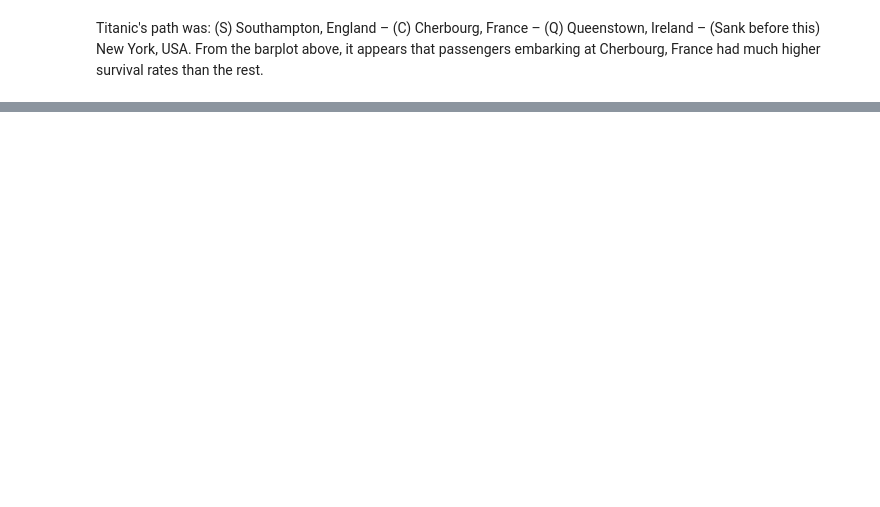
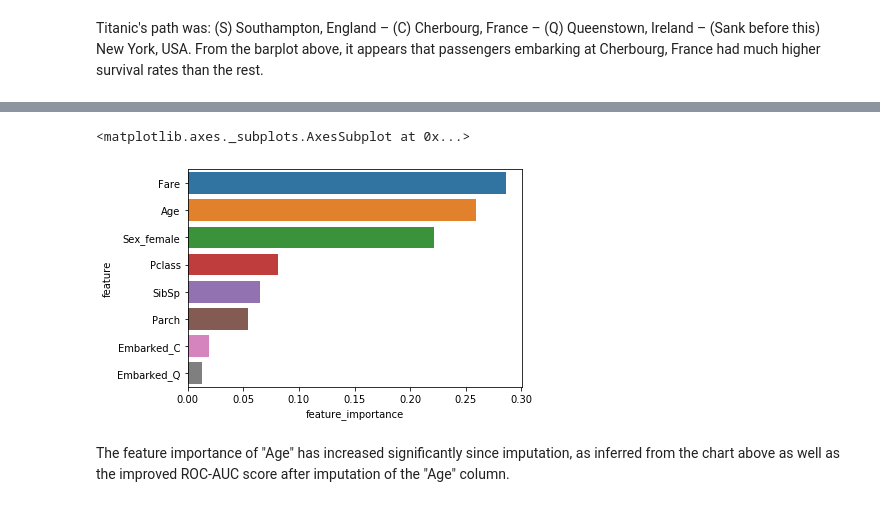
Before and after one commit to leeping-ng/ML-references, a Jupyter notebook: Titanic- Machine Learning from Disaster.ipynb, the cells around one changed output, grey strips where cells are left out. Drawn from its saved outputs; the diff is of its cells as text; code cells hidden in the pictures; blank space fills up the shorter version.

```diff
--- a/Titanic- Machine Learning from Disaster.ipynb
+++ b/Titanic- Machine Learning from Disaster.ipynb
@@ -446,0 +458,25 @@ Using KNN yields a 85.0% training accuracy and 75.3% validation accuracy, while
+# %%
+df_impute_age = df_train.drop(['PassengerId','Ticket','Cabin'], axis = 1)
+
+# Eliminate the 2 rows with null values for "Embarked"
+df_impute_age = df_impute_age[pd.notnull(df_impute_age['Embarked'])]
+
+# create a new column by adding "Title" which is extracted from "Name"
+df_impute_age['Title'] = df_impute_age['Name'].str.extract(' ([A-Za-z]+)\.', expand=False)
+
+# create a series which has mean age for each "Title"
+df_title_age = df_impute_age.groupby('Title').Age.median()
+print(df_title_age)
+
+# function to replace NaN "Age" with the mean age for corresponding title
+def impute_age(cols):
+    Age = cols[0]
+    Title = cols[1]
+    if pd.isnull(Age):
+        return df_title_age[Title]
+    else:
+        return Age
+
+df_impute_age['Age'] = df_impute_age[['Age', 'Title']].apply(impute_age, axis=1)
+
+df_impute_age.tail()
@@ -446,0 +672,15 @@ Using KNN yields a 85.0% training accuracy and 75.3% validation accuracy, while
+# %%
+# labels
+y = df_impute_age_dummies['Survived']
+print(y.shape)
+
+# data
+X = df_impute_age_dummies.drop("Survived", axis=1)
+print(X.shape)
+
+# train_test_split
+X_train, X_valid, y_train, y_valid = train_test_split(X,y,test_size=0.2, random_state=12, stratify=y)
+
+rf = RandomForestClassifier(random_state=33)
+
+rf.fit(X_train, y_train)
@@ -446,0 +697,10 @@ Using KNN yields a 85.0% training accuracy and 75.3% validation accuracy, while
+# %%
+df_imp = pd.DataFrame({'feature': X_train.columns, 'feature_importance': rf.feature_importances_}) \
+           .sort_values('feature_importance', ascending = False) \
+           .reset_index(drop = True)
+sns.barplot(x = 'feature_importance', y = 'feature', data = df_imp, orient = 'h')
+# %% [output]
+<matplotlib.axes._subplots.AxesSubplot at 0x...>
+[figure, added]
+# %% [markdown]
+The feature importance of "Age" has increased significantly since imputation, as inferred from the chart above as well as the improved ROC-AUC score after imputation of the "Age" column.
```
Also changed, not shown: parts of 60 cells of this notebook.
